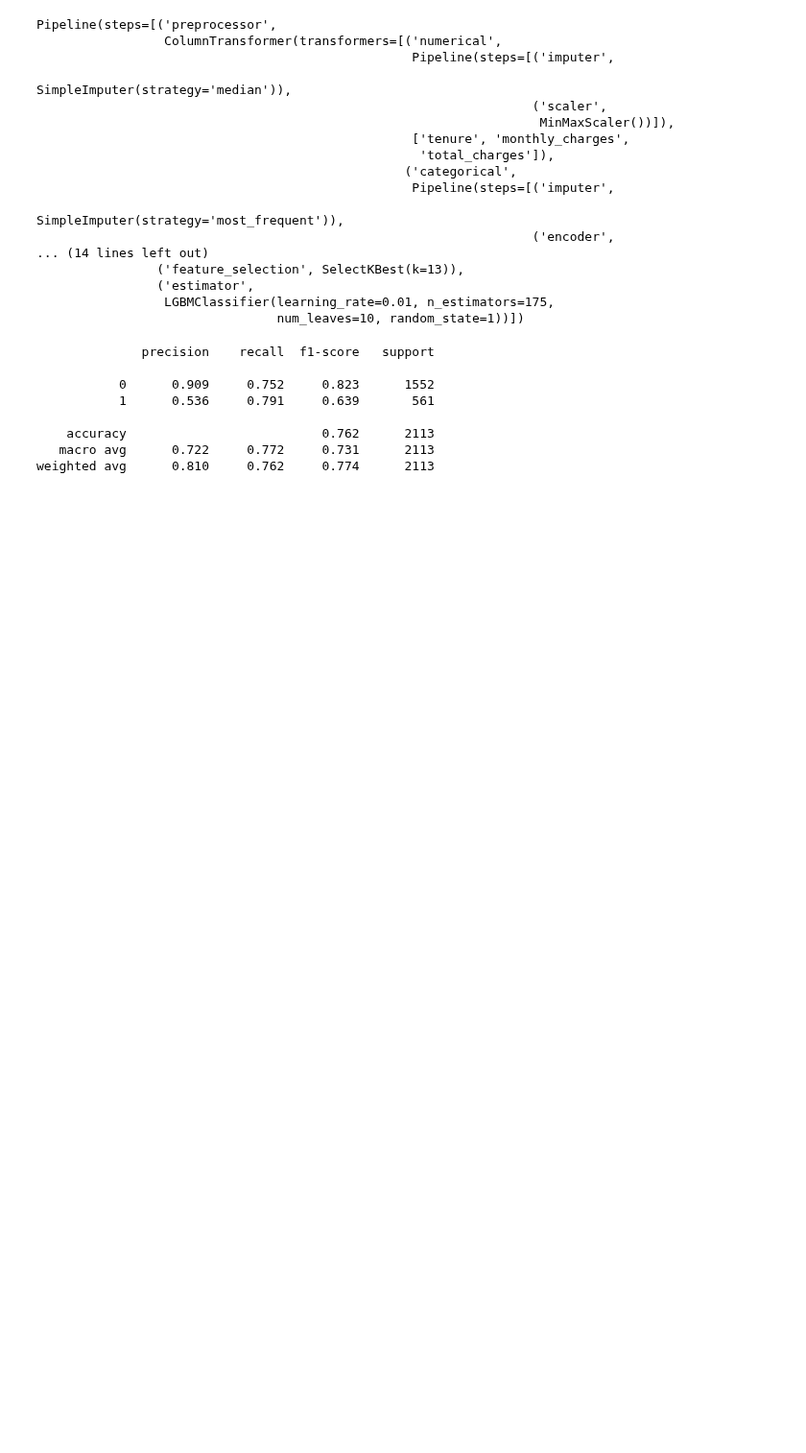
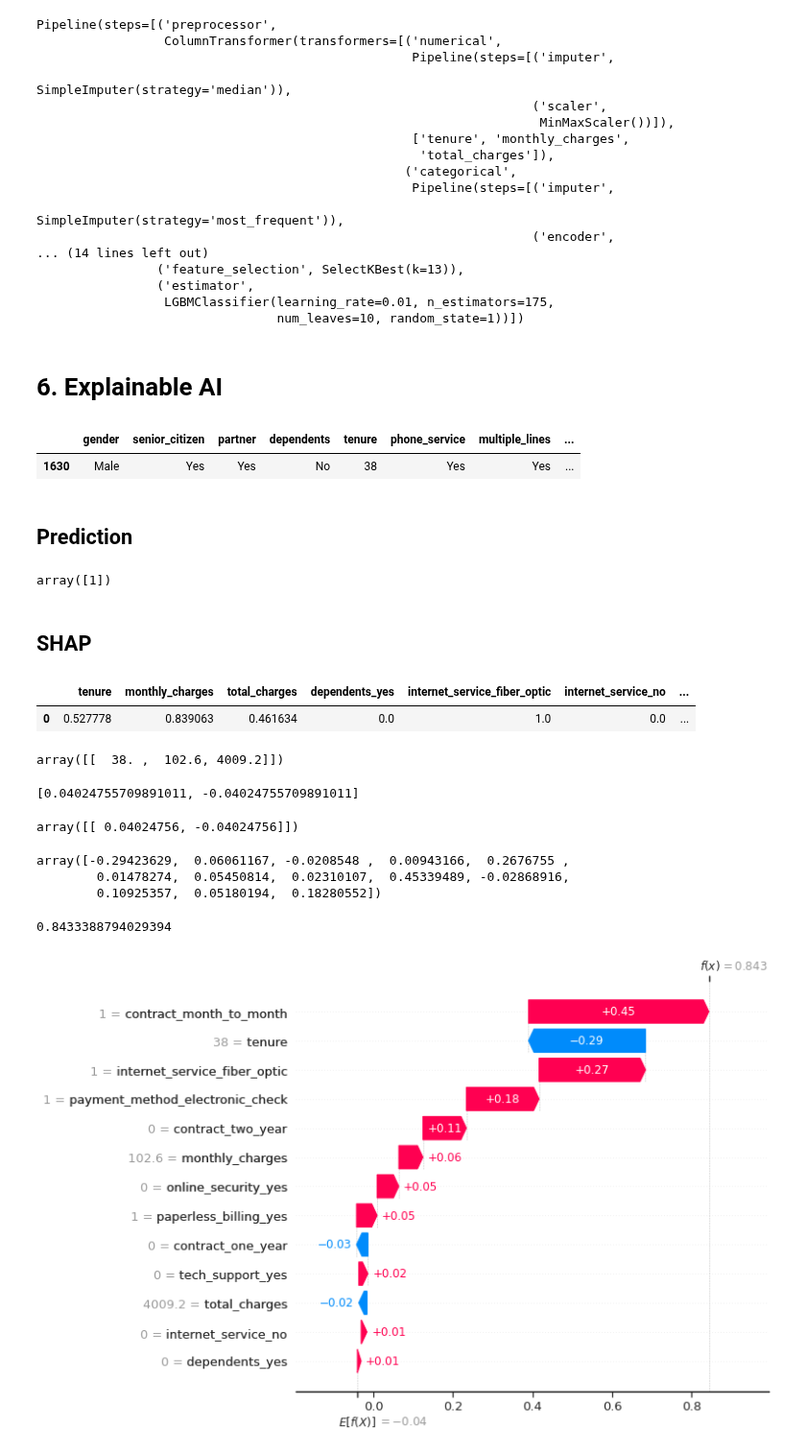
Before and after one commit to adhang/data-science-digital-skola, a Jupyter notebook: 99. Final Project/Modeling Clean - Pipeline.ipynb, the cells around one changed output. Shown at 96% size. Drawn from its saved outputs; the diff is of its cells as text; code cells hidden in the pictures; blank space fills up the shorter version.

```diff
--- a/99. Final Project/Modeling Clean - Pipeline.ipynb
+++ b/99. Final Project/Modeling Clean - Pipeline.ipynb
@@ -379,16 +374,22 @@ Pipeline(steps=[('preprocessor',
                 ('estimator',
                  LGBMClassifier(learning_rate=0.01, n_estimators=175,
                                 num_leaves=10, random_state=1))])
-# %%
-y_pred_2 = loaded_model.predict(X_test)
-
-print(classification_report(y_test, y_pred_2, digits=3))
-# %% [output]
-              precision    recall  f1-score   support
-
-           0      0.909     0.752     0.823      1552
-           1      0.536     0.791     0.639       561
-
-    accuracy                          0.762      2113
-   macro avg      0.722     0.772     0.731      2113
-weighted avg      0.810     0.762     0.774      2113
+# %% [markdown]
+# 6. Explainable AI
+# %%
+input = X_test.iloc[0]
+
+input_df = pd.DataFrame(input).T
+input_df
+# %% [output]
+|  | gender | senior_citizen | partner | dependents | tenure | phone_service | multiple_lines | ... |
+| 1630 | Male | Yes | Yes | No | 38 | Yes | Yes | ... |
+# %% [markdown]
+## Prediction
+# %%
+y_pred = loaded_model.predict(input_df)
+y_pred
+# %% [output]
+array([1])
+# %% [markdown]
+## SHAP
@@ -394,0 +406,41 @@ weighted avg      0.810     0.762     0.774      2113
+# %%
+input_transformed = transformer.transform(input_df)
+input_transformed = pd.DataFrame(input_transformed, columns=column_list)
+input_transformed
+# %% [output]
+|  | tenure | monthly_charges | total_charges | dependents_yes | internet_service_fiber_optic | internet_service_no | ... |
+| 0 | 0.527778 | 0.839063 | 0.461634 | 0.0 | 1.0 | 0.0 | ... |
+# %%
+input_numeric = input_transformed.iloc[:, :3]
+inverse_numeric = transformer.named_steps['preprocessor'].transformers_[0][1].named_steps['scaler'].inverse_transform(input_numeric)
+inverse_numeric
+# %% [output]
+array([[  38. ,  102.6, 4009.2]])
+# %%
+explainer = shap.Explainer(loaded_model.named_steps['estimator'])
+shap_values = explainer(input_transformed)
+expected_value = explainer.expected_value[1]
+
+print(explainer.expected_value)
+# %% [output]
+[0.04024755709891011, -0.04024755709891011]
+# %%
+shap_values.base_values
+# %% [output]
+array([[ 0.04024756, -0.04024756]])
+# %%
+shap_values.values[:,:,1].flatten()
+# %% [output]
+array([-0.29423629,  0.06061167, -0.0208548 ,  0.00943166,  0.2676755 ,
+        0.01478274,  0.05450814,  0.02310107,  0.45339489, -0.02868916,
+        0.10925357,  0.05180194,  0.18280552])
+# %%
+shap_values.values = shap_values.values[:,:,1].flatten()
+shap_values.base_values = shap_values.base_values[0,1]
+# %%
+shap_values.data[0][0:3] = inverse_numeric.flatten()
+shap_values.data = shap_values.data.flatten()
+# %%
+shap_values.values.sum() + shap_values.base_values
+# %% [output]
+0.8433388794029394
@@ -394,0 +449,4 @@ weighted avg      0.810     0.762     0.774      2113
+# %%
+shap.waterfall_plot(shap_values, max_display=20)
+# %% [output]
+[figure, added]
```
Also changed, not shown: parts of 13 cells of this notebook.
